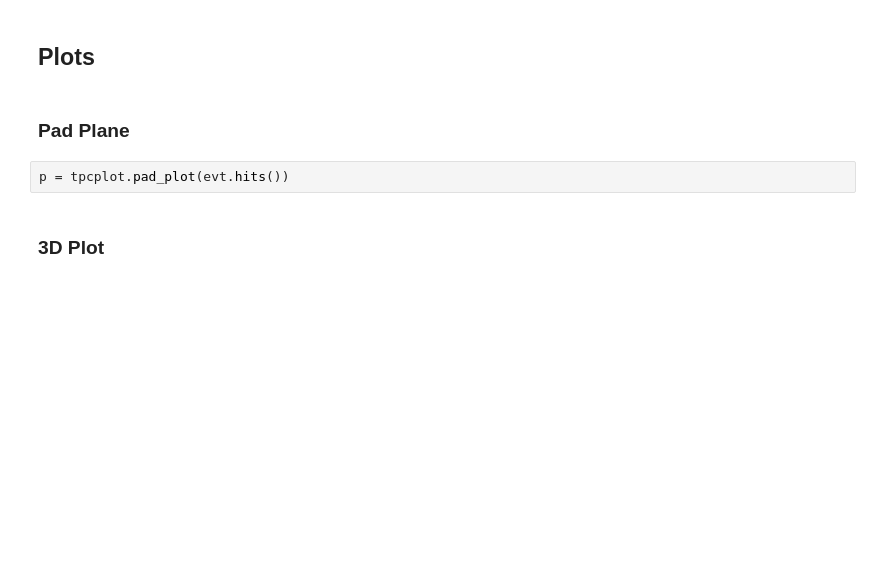
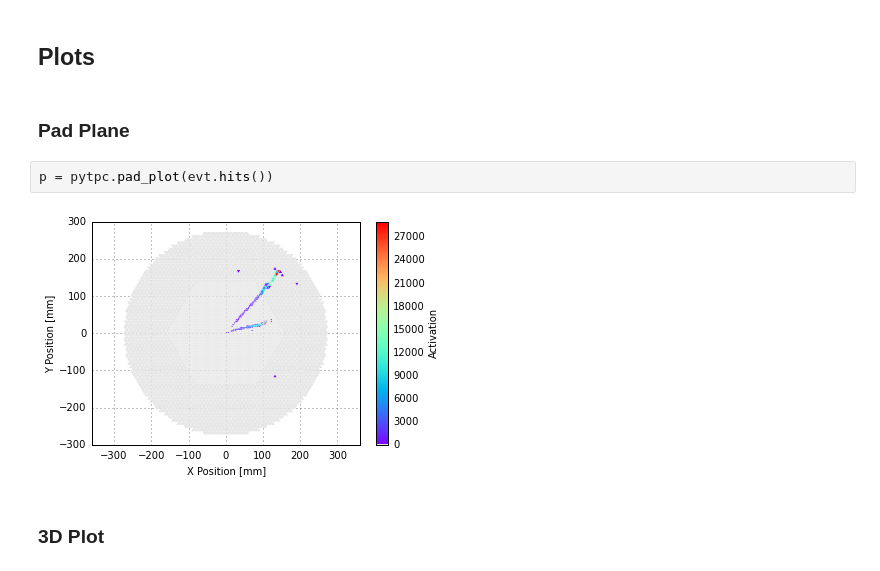
Before and after one commit to chchen123/pytpc, a Jupyter notebook: Viewer.ipynb, the cells around one changed output. Saved outputs shown, nothing was run; the diff lists cells and outputs as text; blank space fills up the shorter version.

```diff
--- a/Viewer.ipynb
+++ b/Viewer.ipynb
@@ -43,7 +42,9 @@ evt.traces['pad'] = [ pm[tuple(addr)] for addr in evt.traces[['cobo','asad','age
 # %% [markdown]
 ### Pad Plane
 # %%
-p = tpcplot.pad_plot(evt.hits())
+p = pytpc.pad_plot(evt.hits())
+# %% [output]
+[figure, added]
 # %% [markdown]
 ### 3D Plot
 # %%
```
Also changed, not shown: parts of 4 cells of this notebook.
